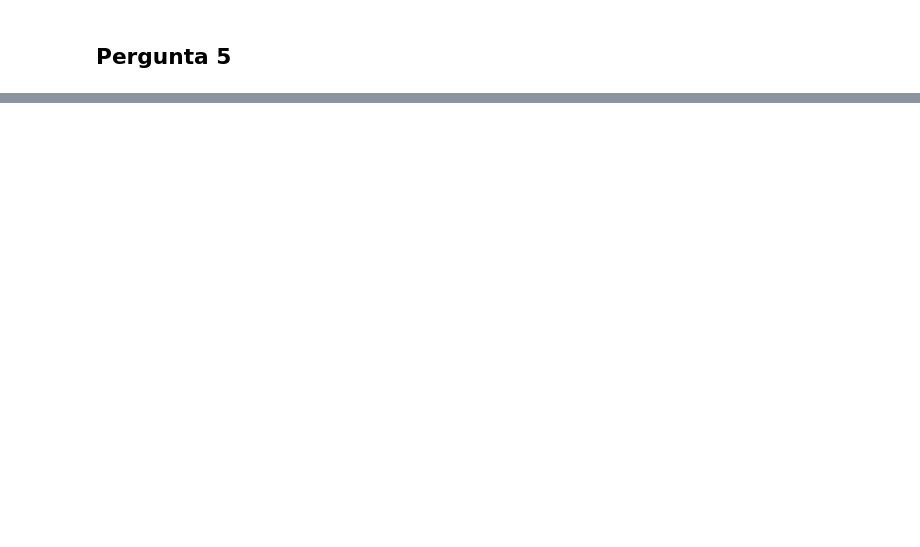
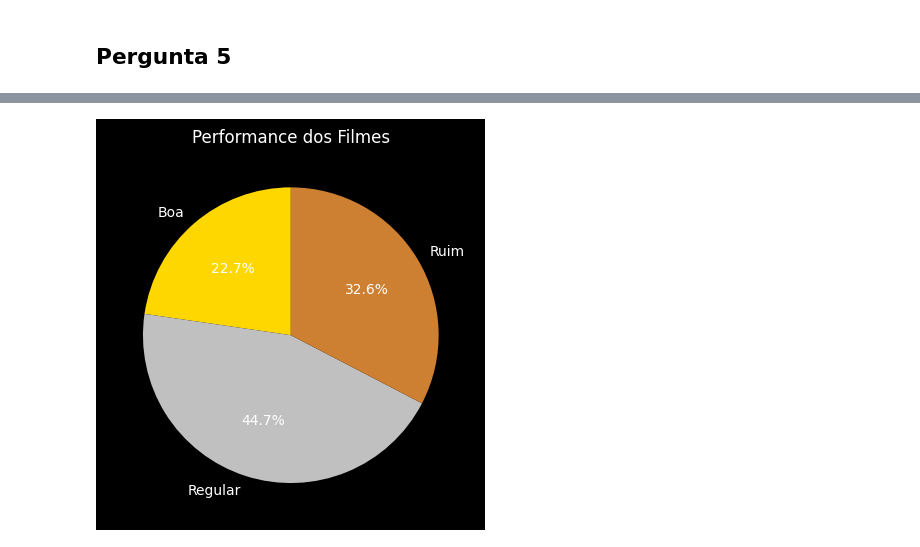
Before and after one commit to marleyabe/analise_oscar_awards, a Jupyter notebook: prova.ipynb, the cells around one changed output, grey strips where cells are left out. Cells and saved outputs as stored; diff of their text form; code cells hidden in the pictures; blank space fills up the shorter version.

```diff
--- a/prova.ipynb
+++ b/prova.ipynb
@@ -182,0 +214,8 @@ Mulheres que
+# %%
+#tornar good, regular e bad em um grafico de pizza
+plt.style.use('dark_background')
+plt.pie([len(good), len(regular), len(bad)], labels=['Boa', 'Regular', 'Ruim'], colors=['gold', 'silver', '#CD7F32'], autopct='%1.1f%%', startangle=90)
+plt.title('Performance dos Filmes')
+plt.show()
+# %% [output]
+[figure, added]
```
Also changed, not shown: parts of 15 cells of this notebook.
